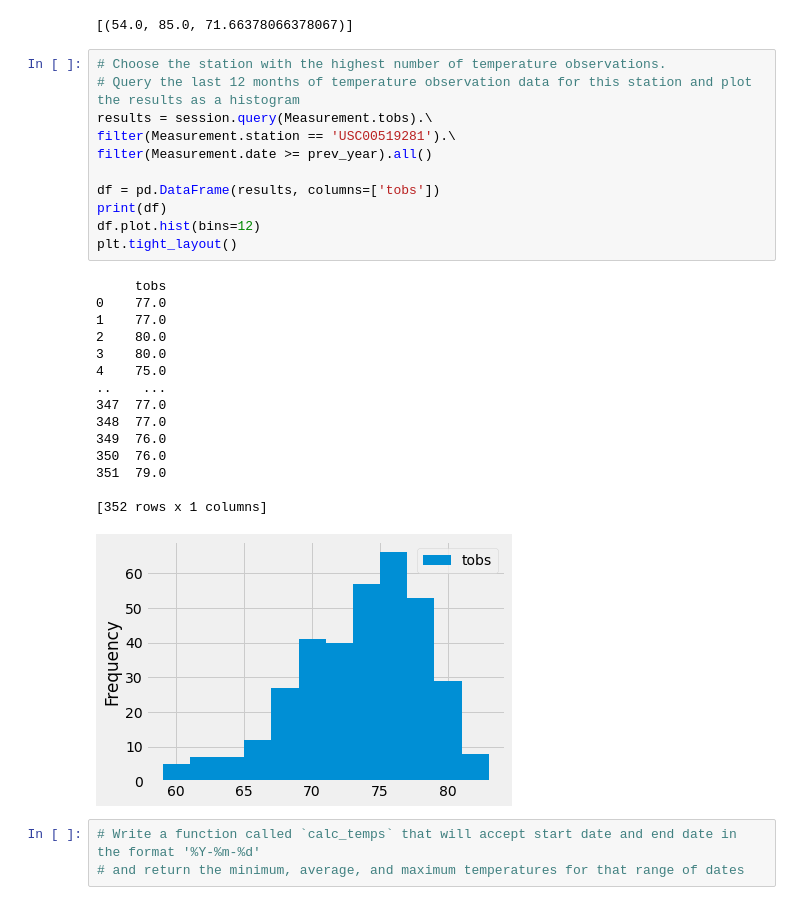
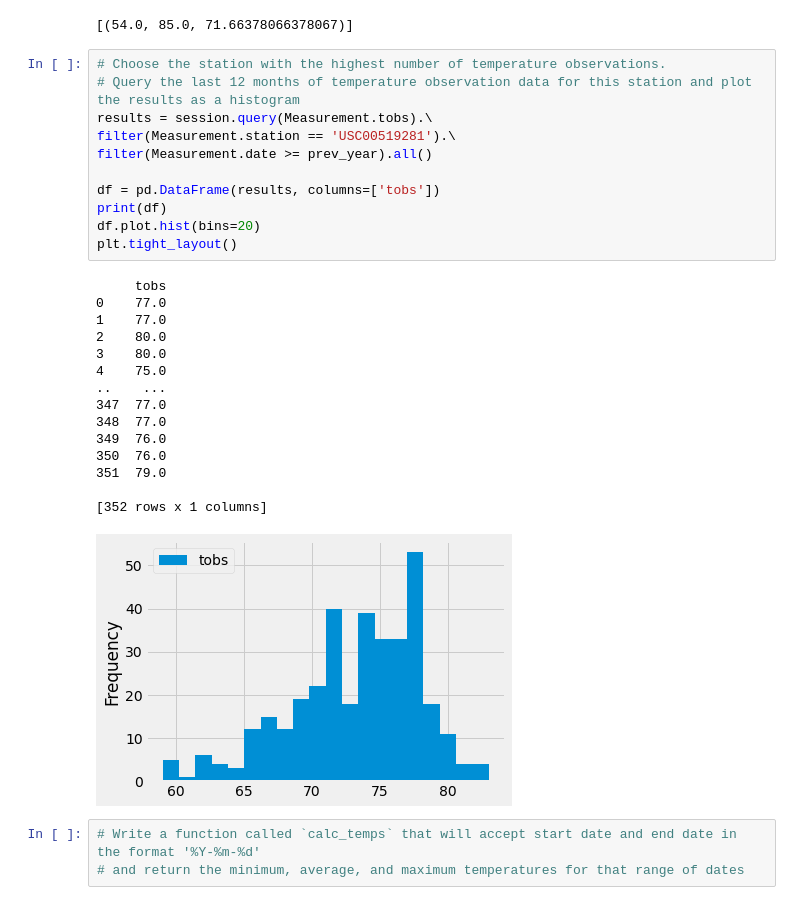
Before and after one commit to Julcatan/surfs_up, a Jupyter notebook: climate_analysis.ipynb, the cells around one changed output. Saved outputs shown, nothing was run; the diff lists cells and outputs as text.

```diff
--- a/climate_analysis.ipynb
+++ b/climate_analysis.ipynb
@@ -129,30 +129,30 @@ filter(Measurement.station == 'USC00519281').all()
 # %%
 # Choose the station with the highest number of temperature observations.
 # Query the last 12 months of temperature observation data for this station and plot the results as a histogram
 results = session.query(Measurement.tobs).\
 filter(Measurement.station == 'USC00519281').\
 filter(Measurement.date >= prev_year).all()
 
 df = pd.DataFrame(results, columns=['tobs'])
 print(df)
-df.plot.hist(bins=12)
+df.plot.hist(bins=20)
 plt.tight_layout()
 # %% [output]
      tobs
 0    77.0
 1    77.0
 2    80.0
 3    80.0
 4    75.0
 ..    ...
 347  77.0
 348  77.0
 349  76.0
 350  76.0
 351  79.0
 
 [352 rows x 1 columns]
-[figure, old version]
+[figure, new version]
 # %%
 # Write a function called `calc_temps` that will accept start date and end date in the format '%Y-%m-%d'
 # and return the minimum, average, and maximum temperatures for that range of dates
```
Also changed, not shown: parts of 1 cell of this notebook.
